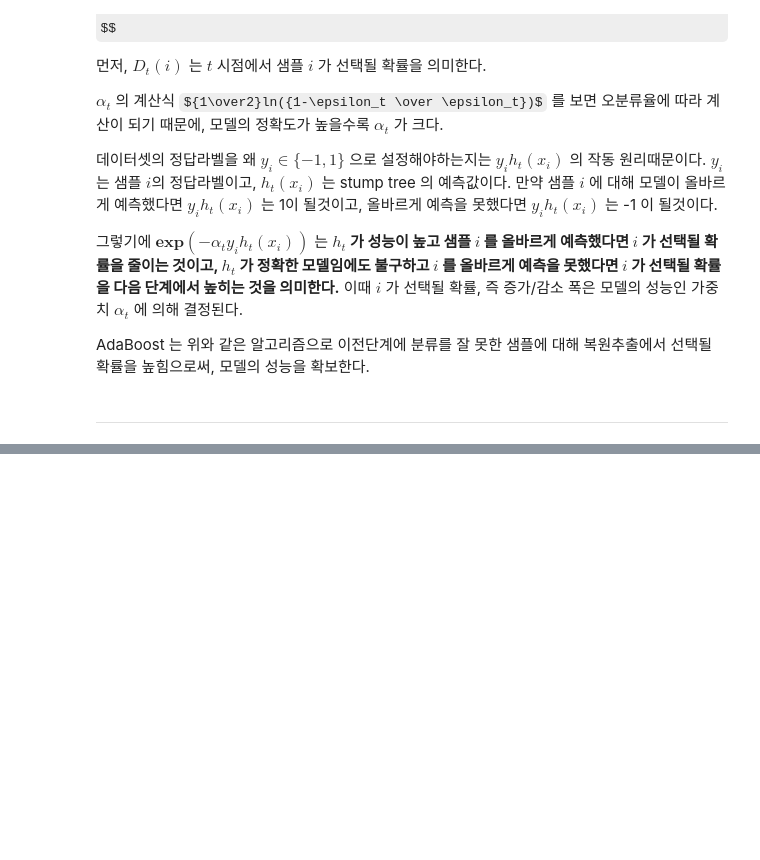
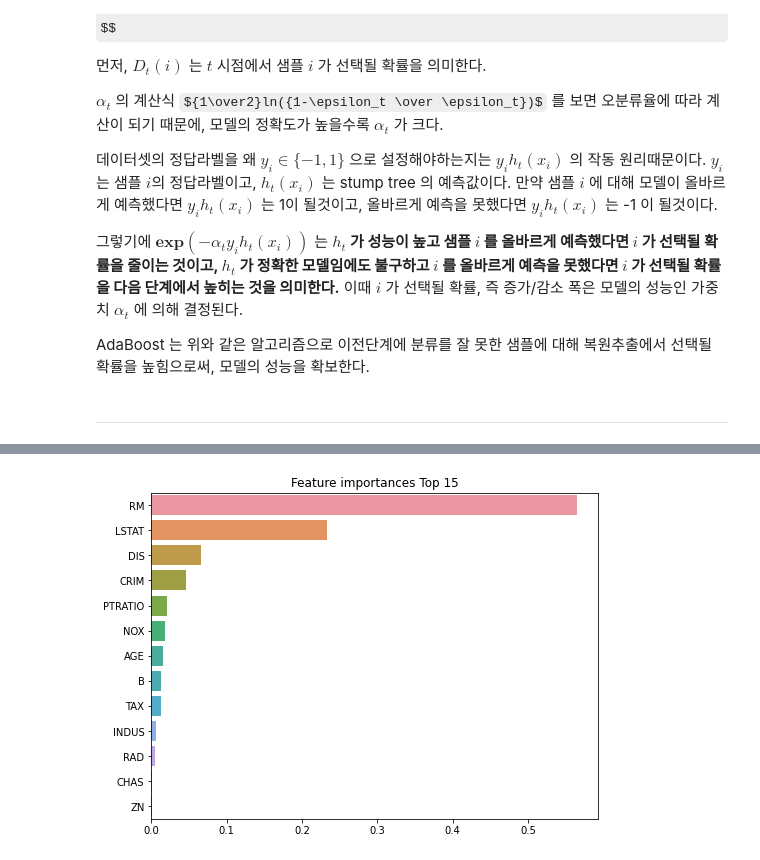
Before and after one commit to tomtom1103/The_Helvetica_Scenario, a Jupyter notebook: ensemble_learning/ensemble_learning_tutorial.ipynb, the cells around one changed output, grey strips where cells are left out. Drawn from its saved outputs; the diff is of its cells as text; code cells hidden in the pictures; some formulas as TeX source; blank space fills up the shorter version.

```diff
--- a/ensemble_learning/ensemble_learning_tutorial.ipynb
+++ b/ensemble_learning/ensemble_learning_tutorial.ipynb
@@ -543,0 +561,7 @@ AdaBoost 는 위와 같은 알고리즘으로 이전단계에 분류를 잘 못
+# %%
+X, y = load_boston(return_X_y=True)
+X_train, X_test, y_train, y_test = train_test_split(X, y, test_size=0.2, random_state=42)
+scaler = StandardScaler()
+X_train = scaler.fit_transform(X_train)
+X_test = scaler.transform(X_test)
+X.shape
@@ -543,0 +596,24 @@ AdaBoost 는 위와 같은 알고리즘으로 이전단계에 분류를 잘 못
+# %%
+gbrt = GradientBoostingRegressor(n_estimators=30, random_state=0)
+gbrt.fit(X_train, y_train)
+
+n_estimators = [i for i in range(1, 30)]
+max_depth = [i for i in range(1, 11)]
+max_depth.append(None)
+min_samples_split = [2, 5, 10, 15, None]
+min_samples_leaf = [1, 2, 4, 6, 8, None]
+random_grid = {'n_estimators': n_estimators,
+                'max_depth': max_depth,
+                'min_samples_split': min_samples_split,
+                'min_samples_leaf': min_samples_leaf}
+
+gbrt_base = GradientBoostingRegressor()
+gbrt_random = RandomizedSearchCV(estimator = gbrt_base, param_distributions = random_grid, random_state=42, n_jobs = -1)
+gbrt_random.fit(X_train, y_train)
+
+best_random = gbrt_random.best_estimator_
+best_random.fit(X_train, y_train)
+
+print(f'Test accuracy of a Gradient Boosting Machine: {gbrt.score(X_test, y_test)}')
+print(f'Test accuracy of a Gradient Boosting Machine with Randomized Search: {best_random.score(X_test, y_test)}')
+print(f'Parameters of the best Gradient Boosting Machine model: \n {gbrt_random.best_params_}')
@@ -543,0 +644,11 @@ AdaBoost 는 위와 같은 알고리즘으로 이전단계에 분류를 잘 못
+# %%
+ftr_importances_values = best_random.feature_importances_
+ftr_importances = pd.Series(ftr_importances_values, index= load_boston().feature_names
+)
+ftr_top15 = ftr_importances.sort_values(ascending=False)[:15]
+
+plt.figure(figsize=(8,6))
+plt.title('Feature importances Top 15')
+sns.barplot(x = ftr_top15, y = ftr_top15.index);
+# %% [output]
+[figure, added]
```
Also changed, not shown: parts of 11 cells of this notebook.
